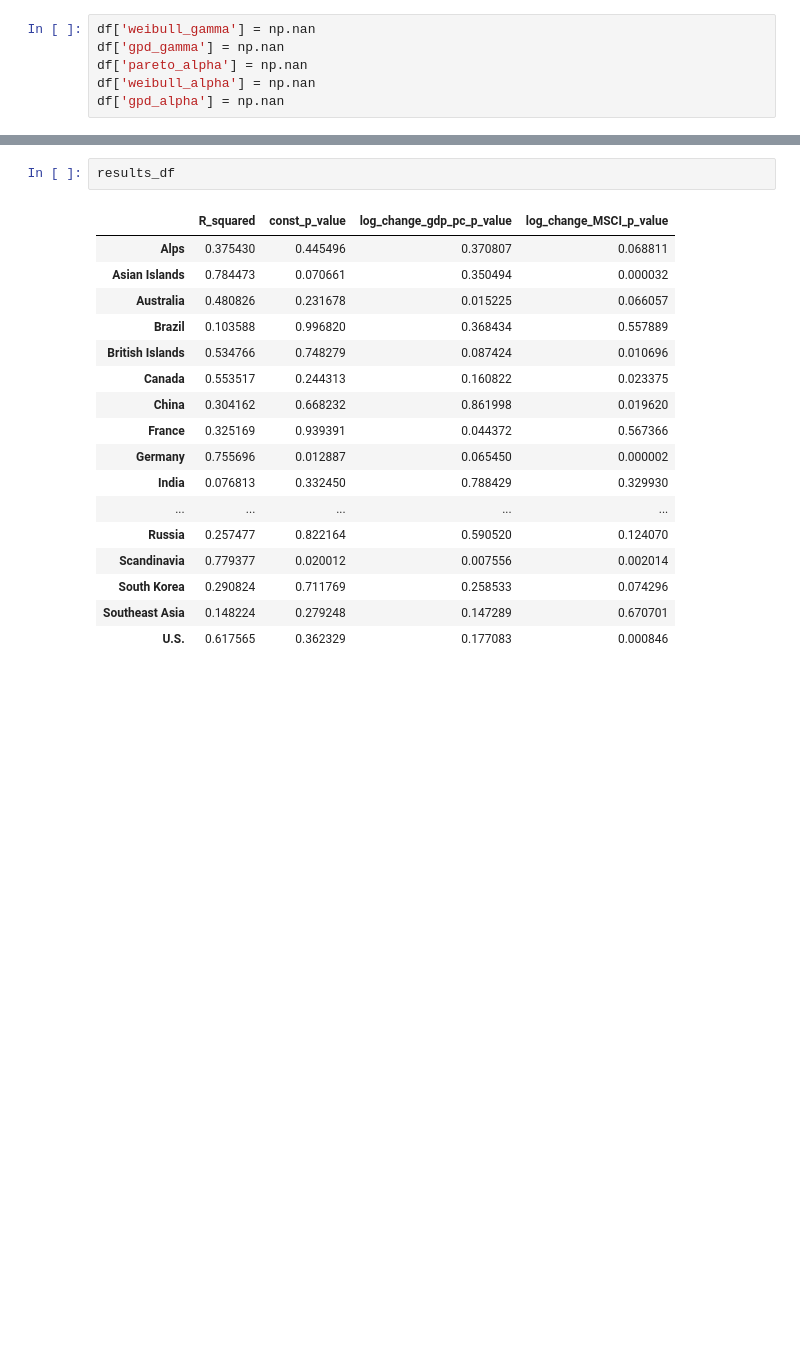
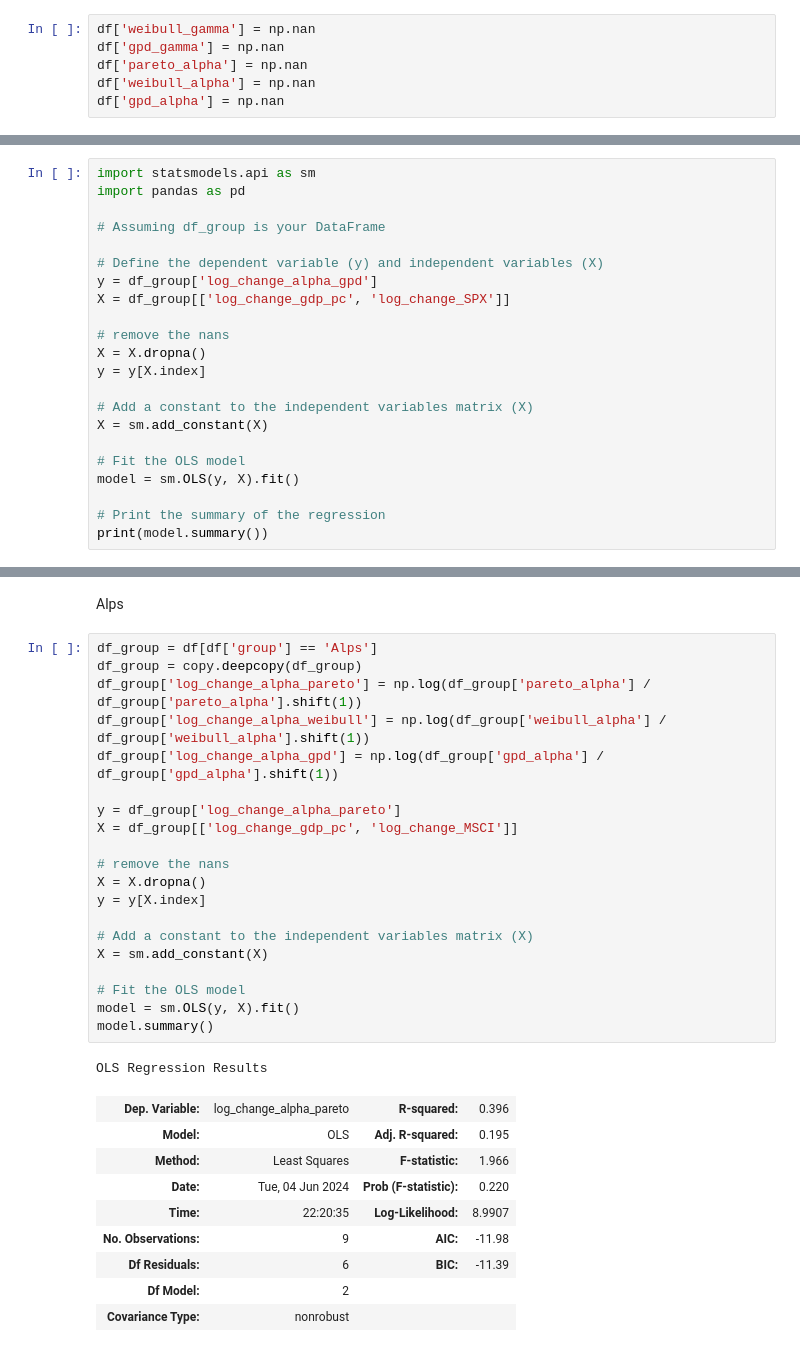
Before and after one commit to plhocker/top_wealth_thesis, a Jupyter notebook: Notebooks/explore/find_suitable_covariates.ipynb, the cells around one changed output, grey strips where cells are left out. Cells and saved outputs as stored; diff of their text form; blank space fills up the shorter version.

```diff
--- a/Notebooks/explore/find_suitable_covariates.ipynb
+++ b/Notebooks/explore/find_suitable_covariates.ipynb
@@ -63,0 +98,22 @@ Gamma parameter set to: 0.5 using given_gamma.
+# %%
+import statsmodels.api as sm
+import pandas as pd
+
+# Assuming df_group is your DataFrame
+
+# Define the dependent variable (y) and independent variables (X)
+y = df_group['log_change_alpha_gpd']
+X = df_group[['log_change_gdp_pc', 'log_change_SPX']]
+
+# remove the nans
+X = X.dropna()
+y = y[X.index]
+
+# Add a constant to the independent variables matrix (X)
+X = sm.add_constant(X)
+
+# Fit the OLS model
+model = sm.OLS(y, X).fit()
+
+# Print the summary of the regression
+print(model.summary())
@@ -219,20 +161,33 @@ results_df = pd.DataFrame(results).T
-# %%
-results_df
-# %% [output]
-|  | R_squared | const_p_value | log_change_gdp_pc_p_value | log_change_MSCI_p_value |
-| Alps | 0.375430 | 0.445496 | 0.370807 | 0.068811 |
-| Asian Islands | 0.784473 | 0.070661 | 0.350494 | 0.000032 |
-| Australia | 0.480826 | 0.231678 | 0.015225 | 0.066057 |
-| Brazil | 0.103588 | 0.996820 | 0.368434 | 0.557889 |
-| British Islands | 0.534766 | 0.748279 | 0.087424 | 0.010696 |
-| Canada | 0.553517 | 0.244313 | 0.160822 | 0.023375 |
-| China | 0.304162 | 0.668232 | 0.861998 | 0.019620 |
-| France | 0.325169 | 0.939391 | 0.044372 | 0.567366 |
-| Germany | 0.755696 | 0.012887 | 0.065450 | 0.000002 |
-| India | 0.076813 | 0.332450 | 0.788429 | 0.329930 |
-| ... | ... | ... | ... | ... |
-| Russia | 0.257477 | 0.822164 | 0.590520 | 0.124070 |
-| Scandinavia | 0.779377 | 0.020012 | 0.007556 | 0.002014 |
-| South Korea | 0.290824 | 0.711769 | 0.258533 | 0.074296 |
-| Southeast Asia | 0.148224 | 0.279248 | 0.147289 | 0.670701 |
-| U.S. | 0.617565 | 0.362329 | 0.177083 | 0.000846 |
+# %% [markdown]
+Alps
+# %%
+df_group = df[df['group'] == 'Alps']
+df_group = copy.deepcopy(df_group)
+df_group['log_change_alpha_pareto'] = np.log(df_group['pareto_alpha'] / df_group['pareto_alpha'].shift(1))
+df_group['log_change_alpha_weibull'] = np.log(df_group['weibull_alpha'] / df_group['weibull_alpha'].shift(1))
+df_group['log_change_alpha_gpd'] = np.log(df_group['gpd_alpha'] / df_group['gpd_alpha'].shift(1))
+
+y = df_group['log_change_alpha_pareto']
+X = df_group[['log_change_gdp_pc', 'log_change_MSCI']]
+
+# remove the nans
+X = X.dropna()
+y = y[X.index]
+
+# Add a constant to the independent variables matrix (X)
+X = sm.add_constant(X)
+
+# Fit the OLS model
+model = sm.OLS(y, X).fit()
+model.summary()
+# %% [output]
+OLS Regression Results
+| Dep. Variable: | log_change_alpha_pareto | R-squared: | 0.396 |
+| Model: | OLS | Adj. R-squared: | 0.195 |
+| Method: | Least Squares | F-statistic: | 1.966 |
+| Date: | Tue, 04 Jun 2024 | Prob (F-statistic): | 0.220 |
+| Time: | 22:20:35 | Log-Likelihood: | 8.9907 |
+| No. Observations: | 9 | AIC: | -11.98 |
+| Df Residuals: | 6 | BIC: | -11.39 |
+| Df Model: | 2 |  |  |
+| Covariance Type: | nonrobust |  |  |
```
Also changed, not shown: parts of 53 cells of this notebook, 16 other files.
